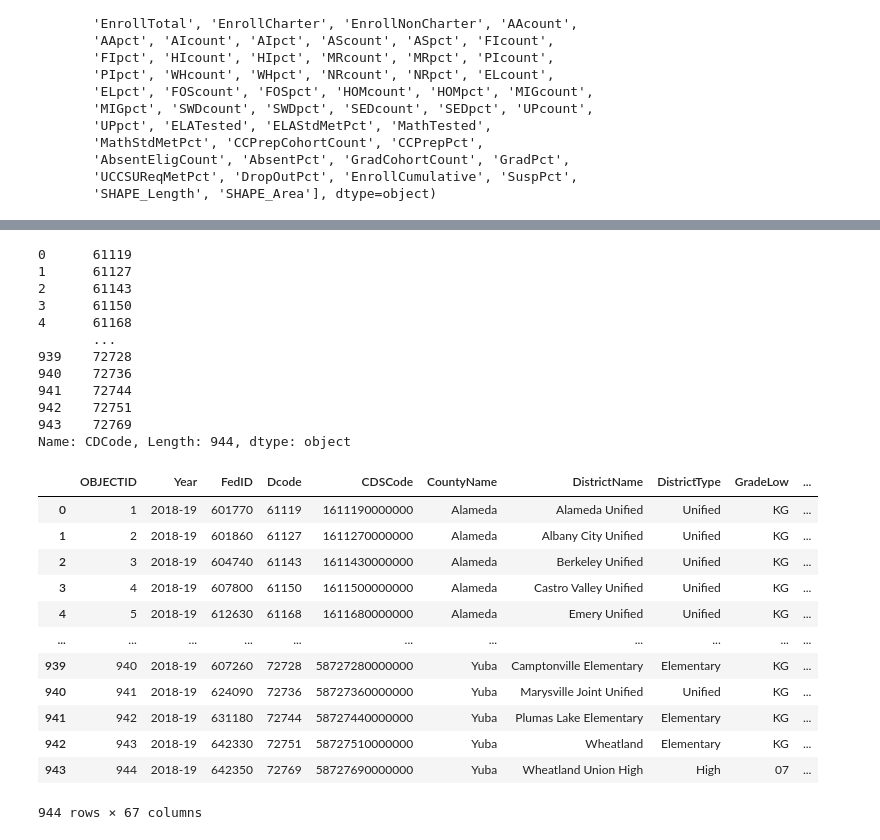
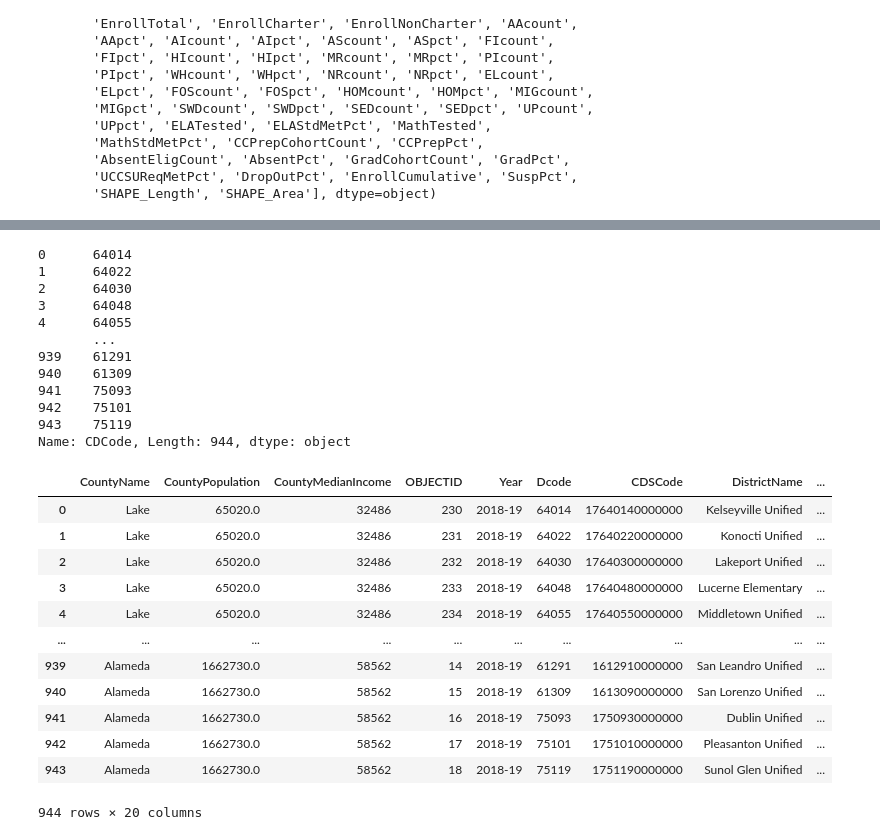
Before and after one commit to ArcyFlores/ds4a-capstone, a Jupyter notebook: school_financials_economically_disadvantaged_students.ipynb, the cells around one changed output, grey strips where cells are left out. Cells and saved outputs as stored; diff of their text form; code cells hidden in the pictures.

Commit message:
added county based income data

```diff
--- a/school_financials_economically_disadvantaged_students.ipynb
+++ b/school_financials_economically_disadvantaged_students.ipynb
@@ -246,0 +333,8 @@ df_schools.head(-5)
+# %%
+df_income_by_county = pd.read_csv('data/B-6__Comparison_By_County.csv')
+df_income_by_county = df_income_by_county.rename(columns={'County': 'CountyName',
+                                                          'Population': 'CountyPopulation',
+                                                          'Median Income': 'CountyMedianIncome'
+                                                         })
+
+df_income_by_county.sort_values(by='CountyName', ascending=True)
@@ -246,0 +363,7 @@ df_schools.head(-5)
+# %%
+df_income_by_county_dropped = df_income_by_county.drop(['Taxable Year', 'All Returns', 'AGI',
+                                                        'Median Rank', 'Joint Returns',
+                                                        'Joint Returns Median Income',
+                                                        'Joint Returns Median Rank',
+                                                        'Tax Assessed', 'Latitude', 'Longitude',
+                                                        'New Georeferenced Column'], axis=1)
@@ -246,0 +379,2 @@ df_schools.head(-5)
+# %%
+df_income_school_districts= pd.merge(df_income_by_county_dropped, df_schools_districts_dropped_cols, on='CountyName')
@@ -247,34 +390,34 @@ df_schools.head(-5)
 # %%
-df_schools['CDCode'] = df_schools['CDCode'].astype(str).str.slice(-5)
-df_schools['CDCode']
+df_income_school_districts['CDCode'] = df_income_school_districts['CDCode'].astype(str).str.slice(-5)
+df_income_school_districts['CDCode']
 # %% [output]
-0      61119
-1      61127
-2      61143
-3      61150
-4      61168
+0      64014
+1      64022
+2      64030
+3      64048
+4      64055
        ...
-939    72728
-940    72736
-941    72744
-942    72751
-943    72769
+939    61291
+940    61309
+941    75093
+942    75101
+943    75119
 Name: CDCode, Length: 944, dtype: object
 # %%
-df_schools = df_schools.rename(columns={'CDCode': 'Dcode'})
-df_schools
+df_income_school_districts = df_income_school_districts.rename(columns={'CDCode': 'Dcode'})
+df_income_school_districts
 # %% [output]
-|  | OBJECTID | Year | FedID | Dcode | CDSCode | CountyName | DistrictName | DistrictType | GradeLow | ... |
-| 0 | 1 | 2018-19 | 601770 | 61119 | 1611190000000 | Alameda | Alameda Unified | Unified | KG | ... |
-| 1 | 2 | 2018-19 | 601860 | 61127 | 1611270000000 | Alameda | Albany City Unified | Unified | KG | ... |
-| 2 | 3 | 2018-19 | 604740 | 61143 | 1611430000000 | Alameda | Berkeley Unified | Unified | KG | ... |
-| 3 | 4 | 2018-19 | 607800 | 61150 | 1611500000000 | Alameda | Castro Valley Unified | Unified | KG | ... |
-| 4 | 5 | 2018-19 | 612630 | 61168 | 1611680000000 | Alameda | Emery Unified | Unified | KG | ... |
-| ... | ... | ... | ... | ... | ... | ... | ... | ... | ... | ... |
-| 939 | 940 | 2018-19 | 607260 | 72728 | 58727280000000 | Yuba | Camptonville Elementary | Elementary | KG | ... |
-| 940 | 941 | 2018-19 | 624090 | 72736 | 58727360000000 | Yuba | Marysville Joint Unified | Unified | KG | ... |
-| 941 | 942 | 2018-19 | 631180 | 72744 | 58727440000000 | Yuba | Plumas Lake Elementary | Elementary | KG | ... |
-| 942 | 943 | 2018-19 | 642330 | 72751 | 58727510000000 | Yuba | Wheatland | Elementary | KG | ... |
-| 943 | 944 | 2018-19 | 642350 | 72769 | 58727690000000 | Yuba | Wheatland Union High | High | 07 | ... |
+|  | CountyName | CountyPopulation | CountyMedianIncome | OBJECTID | Year | Dcode | CDSCode | DistrictName | ... |
+| 0 | Lake | 65020.0 | 32486 | 230 | 2018-19 | 64014 | 17640140000000 | Kelseyville Unified | ... |
+| 1 | Lake | 65020.0 | 32486 | 231 | 2018-19 | 64022 | 17640220000000 | Konocti Unified | ... |
+| 2 | Lake | 65020.0 | 32486 | 232 | 2018-19 | 64030 | 17640300000000 | Lakeport Unified | ... |
+| 3 | Lake | 65020.0 | 32486 | 233 | 2018-19 | 64048 | 17640480000000 | Lucerne Elementary | ... |
+| 4 | Lake | 65020.0 | 32486 | 234 | 2018-19 | 64055 | 17640550000000 | Middletown Unified | ... |
+| ... | ... | ... | ... | ... | ... | ... | ... | ... | ... |
+| 939 | Alameda | 1662730.0 | 58562 | 14 | 2018-19 | 61291 | 1612910000000 | San Leandro Unified | ... |
+| 940 | Alameda | 1662730.0 | 58562 | 15 | 2018-19 | 61309 | 1613090000000 | San Lorenzo Unified | ... |
+| 941 | Alameda | 1662730.0 | 58562 | 16 | 2018-19 | 75093 | 1750930000000 | Dublin Unified | ... |
+| 942 | Alameda | 1662730.0 | 58562 | 17 | 2018-19 | 75101 | 1751010000000 | Pleasanton Unified | ... |
+| 943 | Alameda | 1662730.0 | 58562 | 18 | 2018-19 | 75119 | 1751190000000 | Sunol Glen Unified | ... |
-944 rows × 67 columns
+944 rows × 20 columns
 # %%
```
Also changed, not shown: parts of 20 cells of this notebook.
